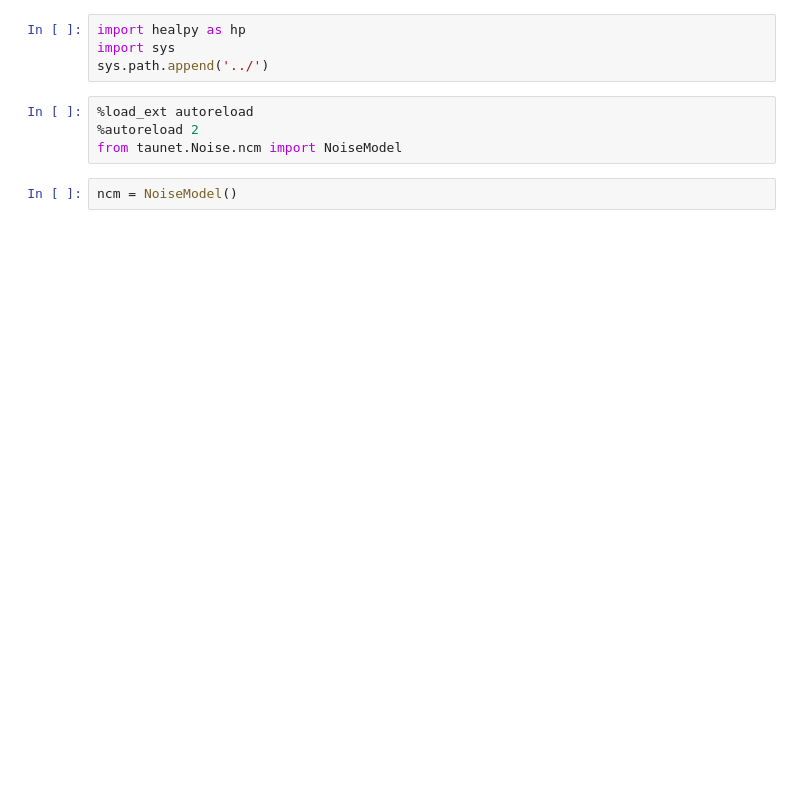
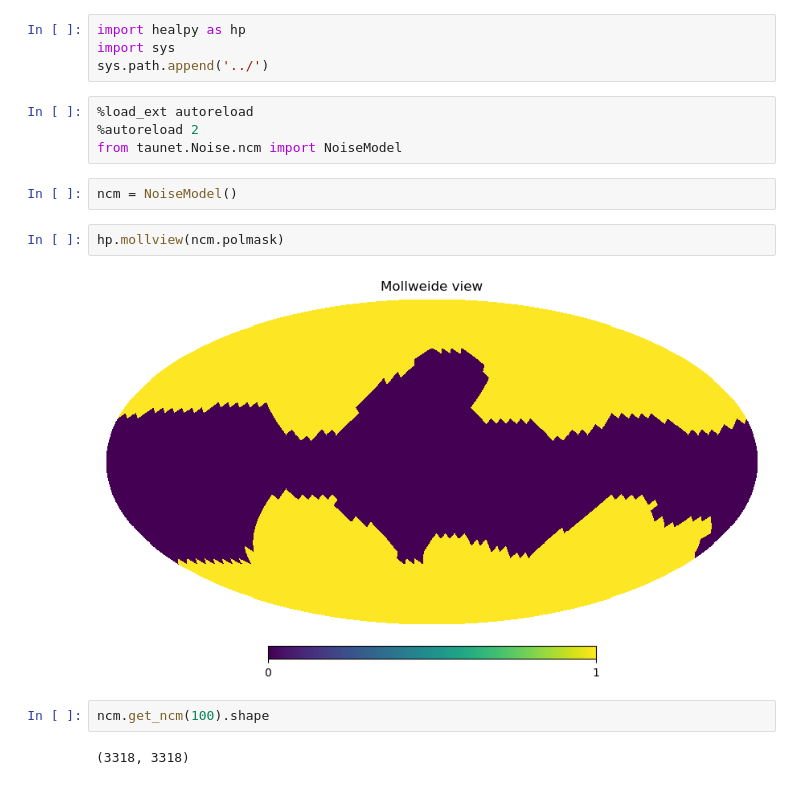
Before and after one commit to antolonappan/taunet, a Jupyter notebook: Notebooks/ncm.ipynb, the cells around one changed output. Drawn from its saved outputs; the diff is of its cells as text; blank space fills up the shorter version.

```diff
--- a/Notebooks/ncm.ipynb
+++ b/Notebooks/ncm.ipynb
@@ -8,6 +8,14 @@ sys.path.append('../')
 from taunet.Noise.ncm import NoiseModel
 # %%
 ncm = NoiseModel()
+# %%
+hp.mollview(ncm.polmask)
+# %% [output]
+[figure, added]
+# %%
+ncm.get_ncm(100).shape
+# %% [output]
+(3318, 3318)
 # %%
 hp.mollview(ncm.noisemap(143))
 # %% [output]
```
Also changed, not shown: parts of 3 cells of this notebook, 6 other files.
